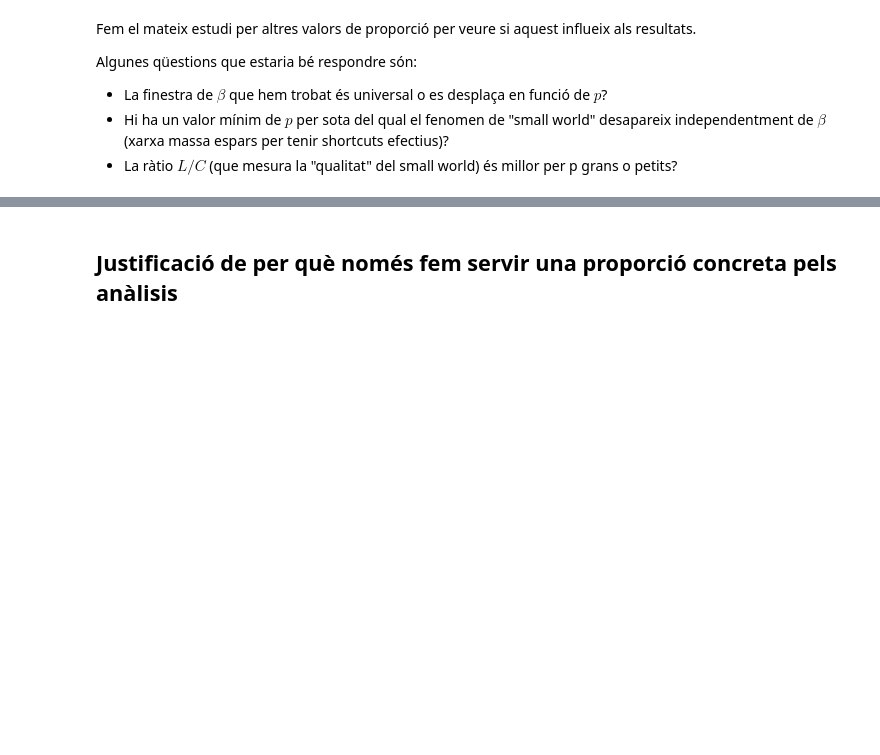
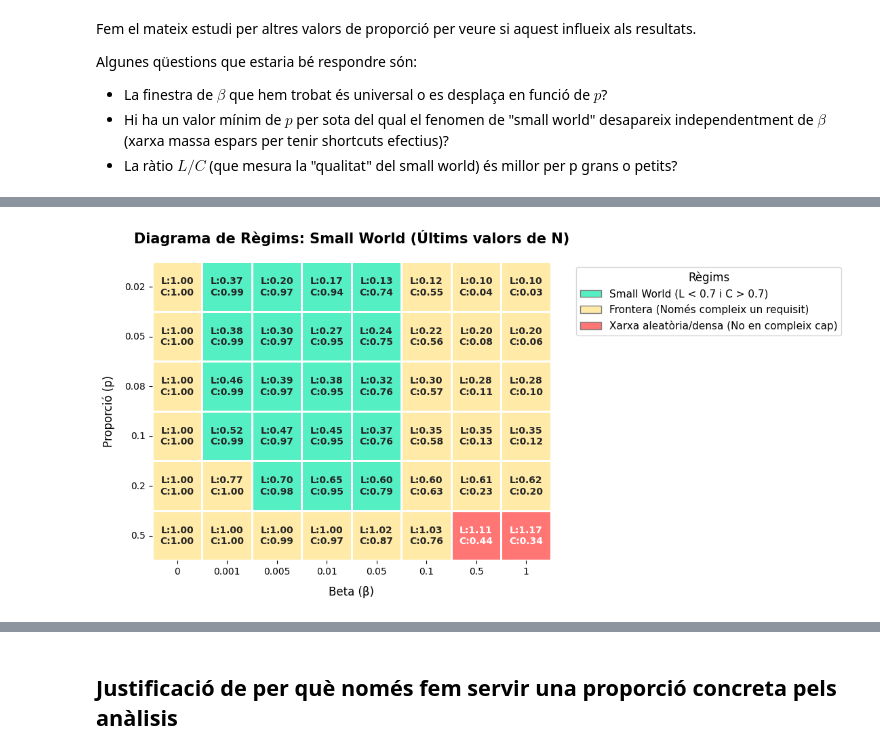
Before and after one commit to sergiresina-gif/small-world-study, a Jupyter notebook: main.ipynb, the cells around one changed output, grey strips where cells are left out. Cells and saved outputs as stored; diff of their text form; code cells hidden in the pictures; blank space fills up the shorter version.

```diff
--- a/main.ipynb
+++ b/main.ipynb
@@ -529,0 +560,72 @@ for p in ps:
+# %%
+# Mapa de calor per a L_norm i C_norm
+# Prenem els últims 10 valors de N per fer la mitjana
+grup_ultims_N = 10
+
+# Matrius per guardar els estats (colors) i el text de dins les cel·les
+matriu_estats = np.zeros((len(proporcions), len(betas)))
+matriu_textos = np.empty((len(proporcions), len(betas)), dtype=object)
+
+# Processem les dades
+for i, prop in enumerate(proporcions):
+    for j, beta in enumerate(betas):
+        ls_norm_vals = results_prop[prop][beta]["Ls_norm"]
+        cs_norm_vals = results_prop[prop][beta]["Cs_norm"]
+
+        # Calculem la mitjana dels últims valors del vector N
+        l_norm_mitjana = np.mean(ls_norm_vals[-grup_ultims_N:])
+        c_norm_mitjana = np.mean(cs_norm_vals[-grup_ultims_N:])
+
+        # Criteris de classificació
+        if l_norm_mitjana < 0.7 and c_norm_mitjana > 0.7:
+            estat = 2  # Small World (Verd)
+        elif (l_norm_mitjana < 0.7 and c_norm_mitjana <= 0.7) or (l_norm_mitjana >= 0.7 and c_norm_mitjana > 0.7):
+            estat = 1  # Frontera (Groc)
+        else:
+            estat = 0  # Xarxa aleatòria/densa (Vermell)
+
+        matriu_estats[i, j] = estat
+        matriu_textos[i, j] = f"L:{l_norm_mitjana:.2f}\nC:{c_norm_mitjana:.2f}"
+
+# DataFrames per a Seaborn
+df_estats = pd.DataFrame(matriu_estats, index=proporcions, columns=betas)
+
+# Disseny de la gràfica
+plt.figure(figsize=(11, 8))
+
+colors_rgy = ['#ff7675', '#ffeaa7', '#55efc4']
+cmap_personalitzat = ListedColormap(colors_rgy)
+
+# Pintem el mapa de calor
+ax = sns.heatmap(
+    df_estats,
+    cmap=cmap_personalitzat,
+    annot=matriu_textos,
+    fmt="",
+    annot_kws={"size": 10, "fontweight": "bold"},
+    linewidths=1,
+    linecolor="white",
+    cbar=False,
+    square=True
+)
+
+# Títols i etiquetes
+ax.set_title('Diagrama de Règims: Small World (Últims valors de N)', fontsize=15, fontweight='bold', pad=20)
+ax.set_xlabel('Beta (β)', fontsize=12, labelpad=10)
+ax.set_ylabel('Proporció (p)', fontsize=12, labelpad=10)
+
+plt.xticks(rotation=0)
+plt.yticks(rotation=0)
+
+# Llegenda
+elements_llegenda = [
+    Patch(facecolor='#55efc4', edgecolor='gray', label='Small World (L < 0.7 i C > 0.7)'),
+    Patch(facecolor='#ffeaa7', edgecolor='gray', label='Frontera (Només compleix un requisit)'),
+    Patch(facecolor='#ff7675', edgecolor='gray', label='Xarxa aleatòria/densa (No en compleix cap)')
+]
+ax.legend(handles=elements_llegenda, loc='upper left', bbox_to_anchor=(1.05, 1), title="Règims", fontsize=11, title_fontsize=12)
+
+plt.tight_layout()
+plt.show()
+# %% [output]
+[figure, added]
```
Also changed, not shown: parts of 22 cells of this notebook, 1 other file.
